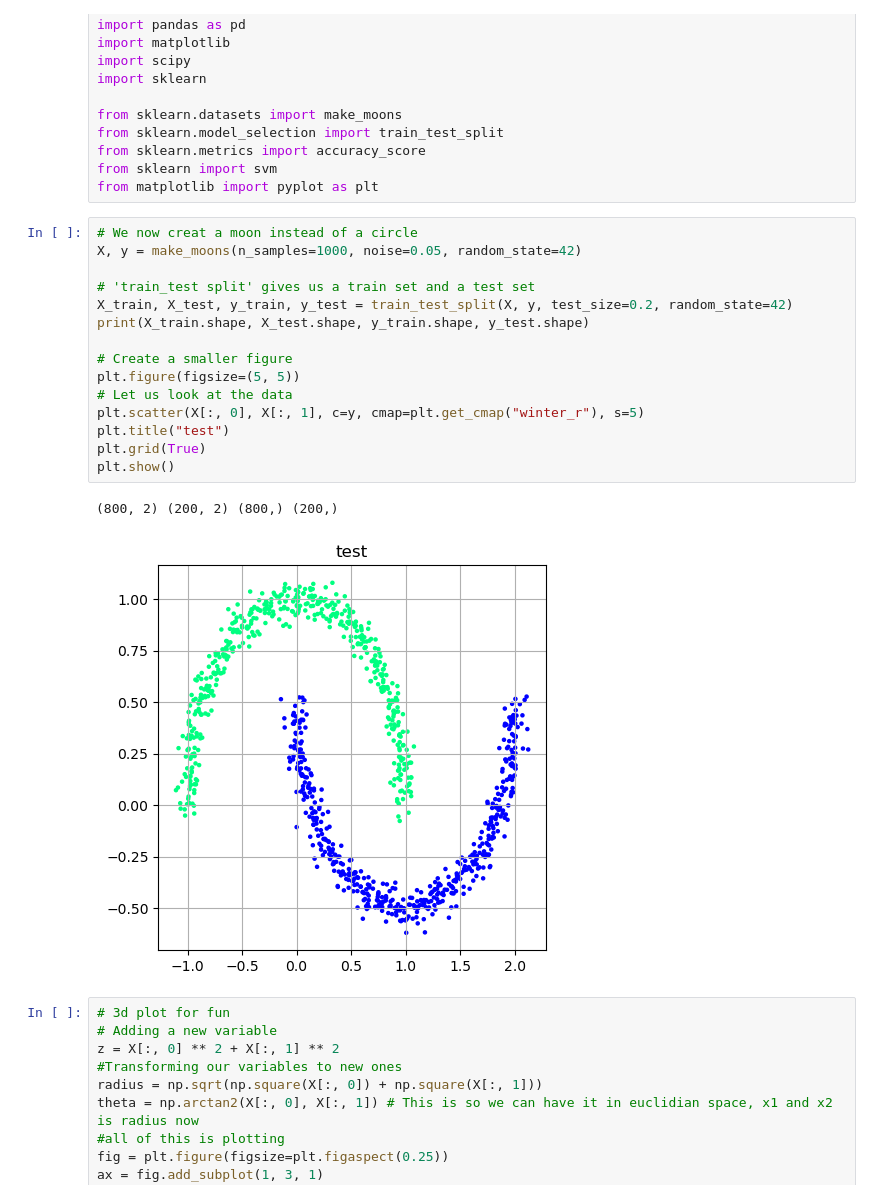
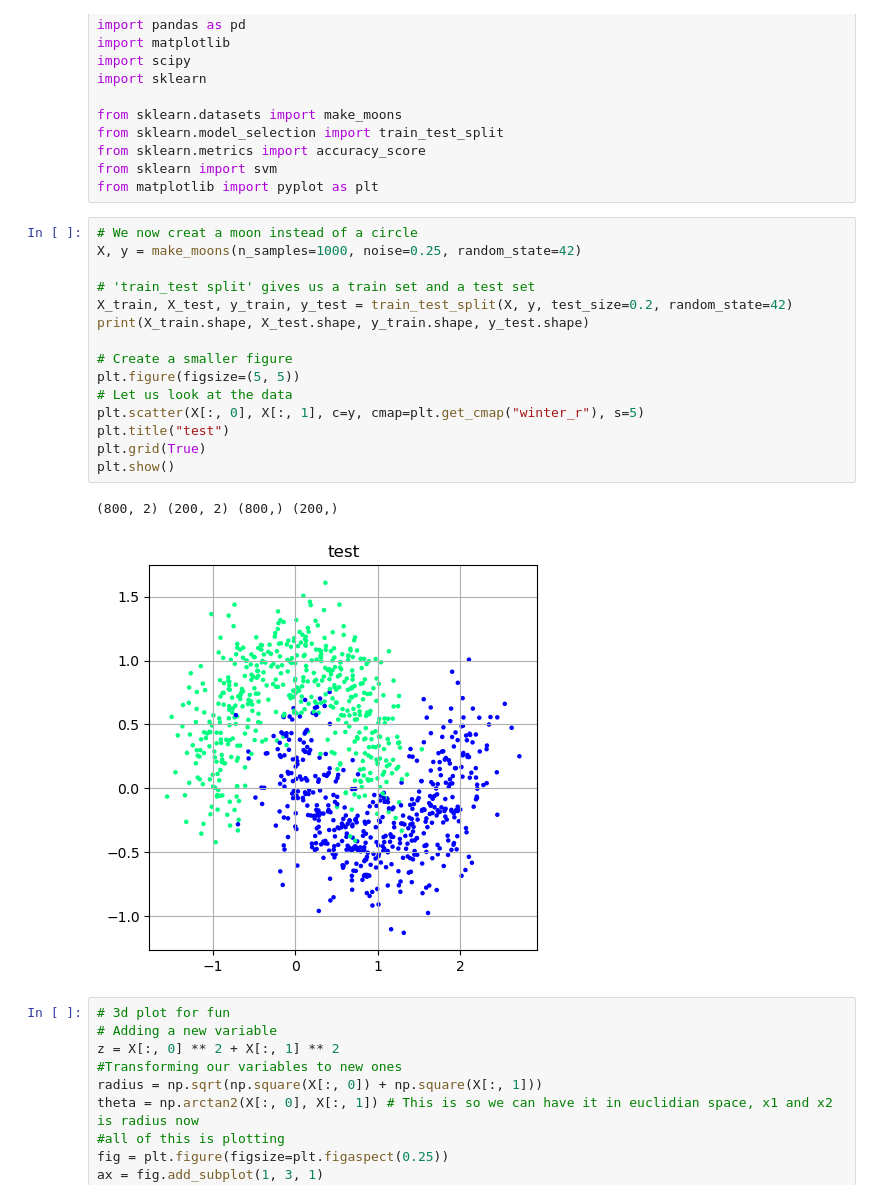
Before and after one commit to Thpri19/AML-Code, a Jupyter notebook: AML Code/AppliedMachineLearning/AML1 EX 1.ipynb, the cells around one changed output. Cells and saved outputs as stored; diff of their text form.

Commit message:
Changed noise in EX1 to get circular <100

```diff
--- a/AML Code/AppliedMachineLearning/AML1 EX 1.ipynb
+++ b/AML Code/AppliedMachineLearning/AML1 EX 1.ipynb
@@ -21,22 +21,22 @@ from sklearn import svm
 from matplotlib import pyplot as plt
 # %%
 # We now creat a moon instead of a circle
-X, y = make_moons(n_samples=1000, noise=0.05, random_state=42)
+X, y = make_moons(n_samples=1000, noise=0.25, random_state=42)
 
 # 'train_test split' gives us a train set and a test set
 X_train, X_test, y_train, y_test = train_test_split(X, y, test_size=0.2, random_state=42)
 print(X_train.shape, X_test.shape, y_train.shape, y_test.shape)
 
 # Create a smaller figure
 plt.figure(figsize=(5, 5))
 # Let us look at the data
 plt.scatter(X[:, 0], X[:, 1], c=y, cmap=plt.get_cmap("winter_r"), s=5)
 plt.title("test")
 plt.grid(True)
 plt.show()
 # %% [output]
 (800, 2) (200, 2) (800,) (200,)
-[figure, old version]
+[figure, new version]
 # %%
 # 3d plot for fun
 # Adding a new variable
```
Also changed, not shown: parts of 1 cell of this notebook, 1 other file.
